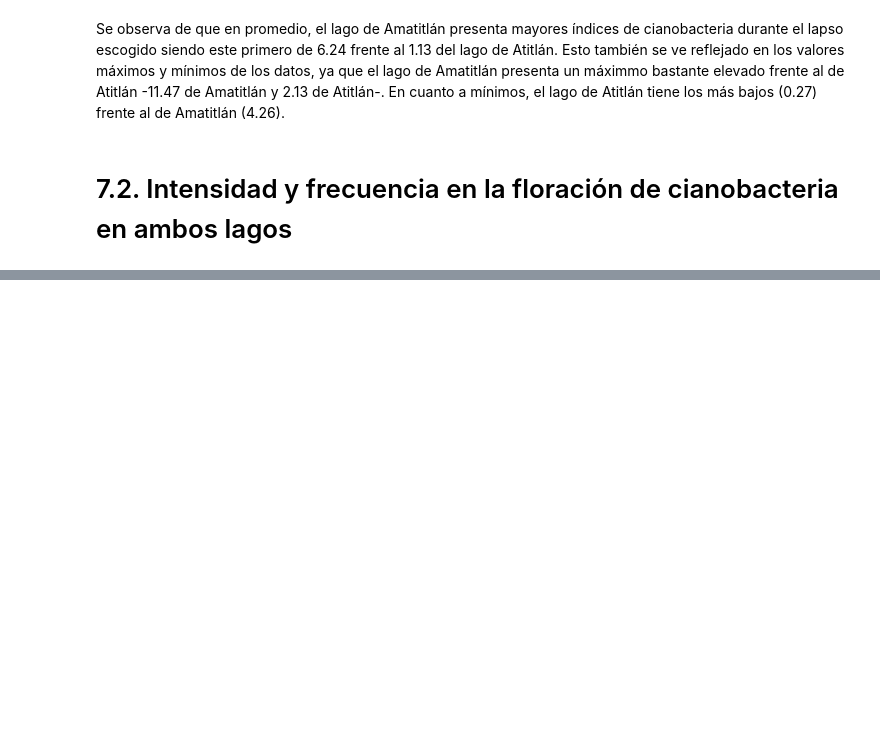
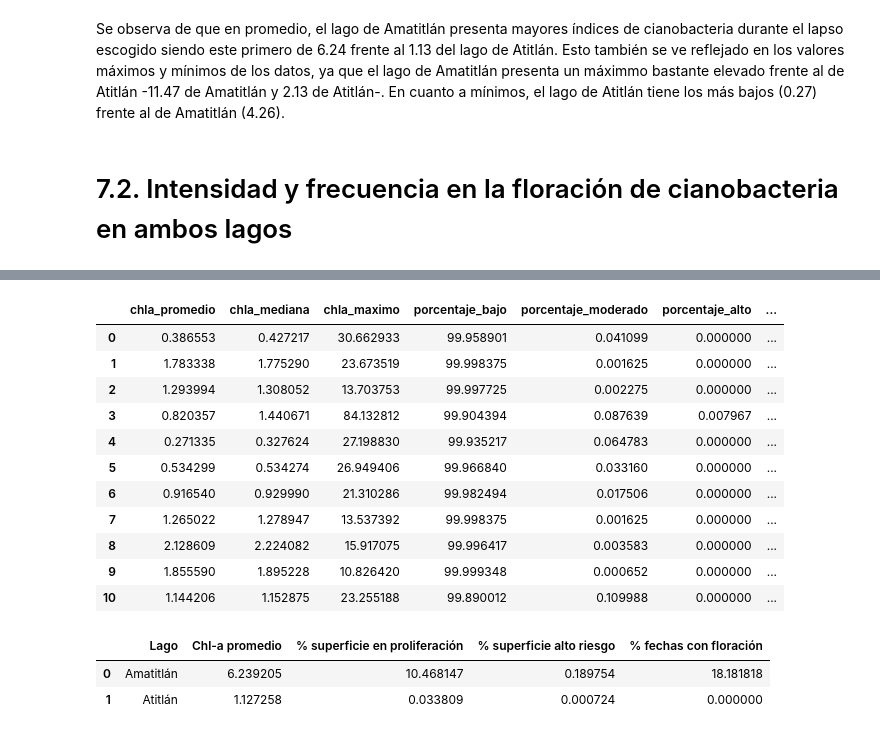
Before and after one commit to Ari-Castellanos/Laboratorio_4_DS, a Jupyter notebook: laboratorio_4_inciso_7.ipynb, the cells around one changed output, grey strips where cells are left out. Saved outputs shown, nothing was run; the diff lists cells and outputs as text; code cells hidden in the pictures; blank space fills up the shorter version.

```diff
--- a/laboratorio_4_inciso_7.ipynb
+++ b/laboratorio_4_inciso_7.ipynb
@@ -243,0 +359,59 @@ display(comparacion)
+# %%
+df_atitlan
+# %% [output]
+|  | chla_promedio | chla_mediana | chla_maximo | porcentaje_bajo | porcentaje_moderado | porcentaje_alto | ... |
+| 0 | 0.386553 | 0.427217 | 30.662933 | 99.958901 | 0.041099 | 0.000000 | ... |
+| 1 | 1.783338 | 1.775290 | 23.673519 | 99.998375 | 0.001625 | 0.000000 | ... |
+| 2 | 1.293994 | 1.308052 | 13.703753 | 99.997725 | 0.002275 | 0.000000 | ... |
+| 3 | 0.820357 | 1.440671 | 84.132812 | 99.904394 | 0.087639 | 0.007967 | ... |
+| 4 | 0.271335 | 0.327624 | 27.198830 | 99.935217 | 0.064783 | 0.000000 | ... |
+| 5 | 0.534299 | 0.534274 | 26.949406 | 99.966840 | 0.033160 | 0.000000 | ... |
+| 6 | 0.916540 | 0.929990 | 21.310286 | 99.982494 | 0.017506 | 0.000000 | ... |
+| 7 | 1.265022 | 1.278947 | 13.537392 | 99.998375 | 0.001625 | 0.000000 | ... |
+| 8 | 2.128609 | 2.224082 | 15.917075 | 99.996417 | 0.003583 | 0.000000 | ... |
+| 9 | 1.855590 | 1.895228 | 10.826420 | 99.999348 | 0.000652 | 0.000000 | ... |
+| 10 | 1.144206 | 1.152875 | 23.255188 | 99.890012 | 0.109988 | 0.000000 | ... |
+# %%
+#Comparación de los dos lagos
+comparacion = pd.DataFrame({
+
+    "Lago": [
+        "Amatitlán",
+        "Atitlán"
+    ],
+
+    "Chl-a promedio": [
+        df_amatitlan["chla_promedio"].mean(),
+        df_atitlan["chla_promedio"].mean()
+    ],
+
+    "% superficie en proliferación": [
+        df_amatitlan[
+            "porcentaje_proliferacion"
+        ].mean(),
+
+        df_atitlan[
+            "porcentaje_proliferacion"
+        ].mean()
+    ],
+
+    "% superficie alto riesgo": [
+        df_amatitlan[
+            "porcentaje_alto"
+        ].mean(),
+
+        df_atitlan[
+            "porcentaje_alto"
+        ].mean()
+    ],
+
+    "% fechas con floración": [
+        frecuencia_amatitlan,
+        frecuencia_atitlan
+    ]
+})
+comparacion
+# %% [output]
+|  | Lago | Chl-a promedio | % superficie en proliferación | % superficie alto riesgo | % fechas con floración |
+| 0 | Amatitlán | 6.239205 | 10.468147 | 0.189754 | 18.181818 |
+| 1 | Atitlán | 1.127258 | 0.033809 | 0.000724 | 0.000000 |
```
Also changed, not shown: parts of 6 cells of this notebook.
